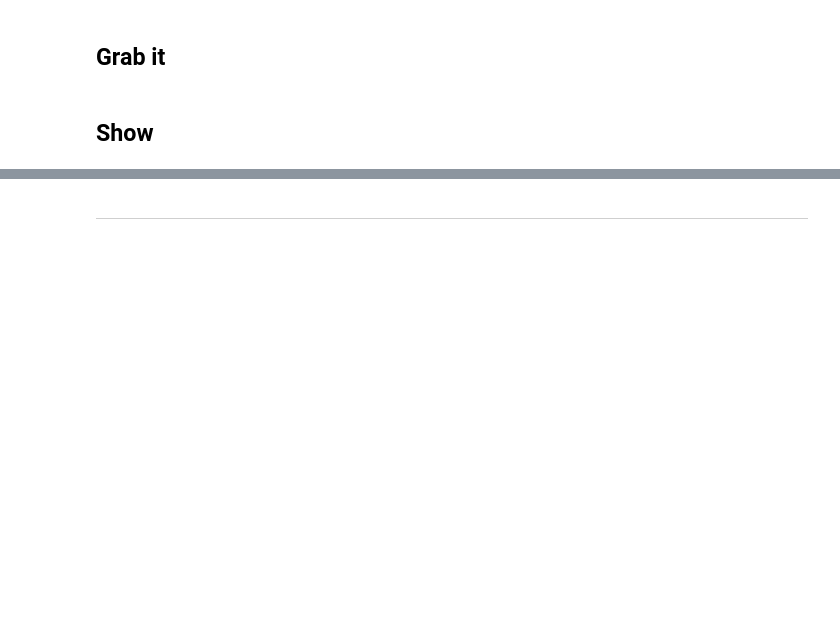
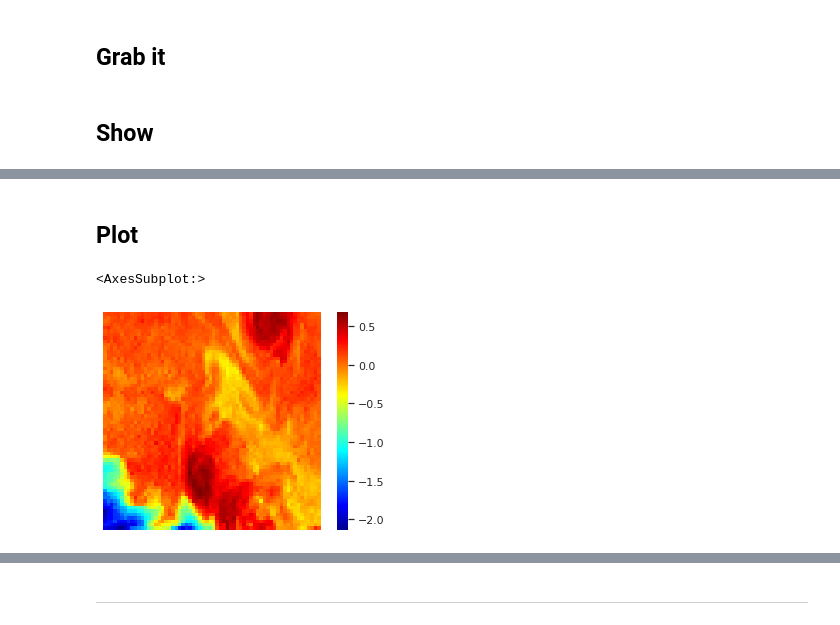
Before and after one commit to AI-for-Ocean-Science/ulmo, a Jupyter notebook: papers/LLC/SST_Compare/Analysis/Smoothing_VIIRS.ipynb, the cells around one changed output, grey strips where cells are left out. Cells and saved outputs as stored; diff of their text form; code cells hidden in the pictures; blank space fills up the shorter version.

```diff
--- a/papers/LLC/SST_Compare/Analysis/Smoothing_VIIRS.ipynb
+++ b/papers/LLC/SST_Compare/Analysis/Smoothing_VIIRS.ipynb
@@ -88,0 +93,4 @@ plotting.show_image(smoothed)
+# %%
+idx0 = np.argmin(np.abs(viirs_tbl.LL-200))
+cutout0 = viirs_tbl.iloc[idx0]
+cutout0
@@ -88,0 +118,2 @@ plotting.show_image(smoothed)
+# %%
+img0 = image_utils.grab_image(cutout0)
@@ -88,0 +122,7 @@ plotting.show_image(smoothed)
+# %% [markdown]
+## Plot
+# %%
+plotting.show_image(img0, set_aspect='equal')
+# %% [output]
+<AxesSubplot:>
+[figure, added]
```
Also changed, not shown: parts of 8 cells of this notebook.
